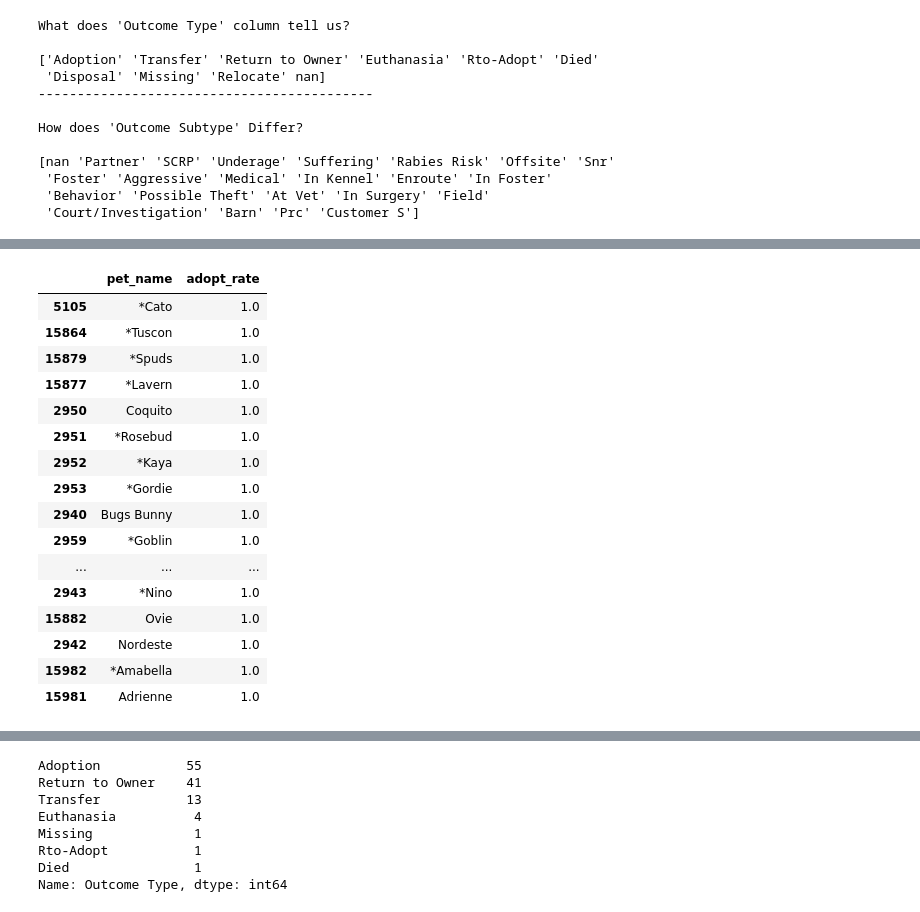
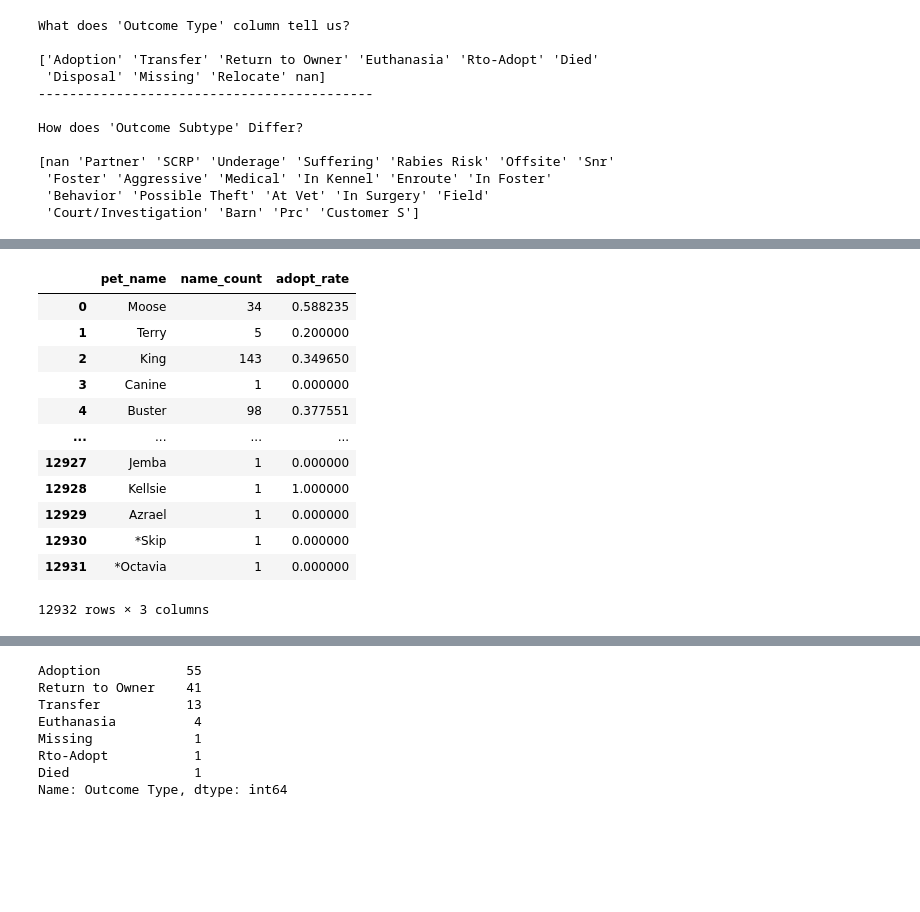
Before and after one commit to Jacqueline-A-Shay/Animal_Shelter, a Jupyter notebook: u.ipynb, the cells around one changed output, grey strips where cells are left out. Saved outputs shown, nothing was run; the diff lists cells and outputs as text; code cells hidden in the pictures; blank space fills up the shorter version.

Commit message:
almost done processing data & name exploration

```diff
--- a/u.ipynb
+++ b/u.ipynb
@@ -5,7 +5,7 @@ import matplotlib.pyplot as plt
 import seaborn as sns
 import prepare
 # %%
-pd.set_option('display.max_rows', 111753)
+#pd.set_option('display.max_rows', 111753)
 # %% [markdown]
 # Data Acquisition
 # %%
@@ -81,0 +109,6 @@ How does 'Outcome Subtype' Differ?
+# %%
+# this subsetting contain all info in 'Name'
+# so we could explore the relationship between name and adoption within same species
+
+cat = df[df['Animal Type'] == 'Cat']
+dog = df[df['Animal Type'] == 'Dog']
@@ -82,20 +154,22 @@ How does 'Outcome Subtype' Differ?
 # %%
-def name_adopt_relationship():
+def name_adopt_relationship(data):
     # get unique names
-    name_list = df.Name.dropna().unique()
+    name_list = data.Name.dropna().unique()
     # convert ndarray to list for iteration
     name_list = list(name_list)
-    # create empty list to store name (after iteration) & adoption rate
+    # create empty lists to hold calculated data
     name = []
     adopt_rate = []
+    count = []
+    dict = {}
     for n in name_list:
-        if len(df.Name) > 20:
-            # store name into list
-            name.append(n)
-            # calculate adoption rate for each name
-            # divide by all outcomes attached with that particular name
-            rate = len(df[(df.Name == n) & (df["Outcome Type"] == "Adoption")]) / len(df[df.Name == n])
-            # store name into rate
-            adopt_rate.append(rate)
-    # return the calculated info as a new df
-    return pd.DataFrame({'pet_name': name, 'adopt_rate':adopt_rate})
+        # store name into list
+        name.append(n)
+        # calculate adoption rate for each name
+        # divide by all outcomes attached with that particular name
+        rate = len(data[(data.Name == n) & (data["Outcome Type"] == "Adoption")]) / len(data[data.Name == n])
+        # store name into rate
+        adopt_rate.append(rate)
+        count.append(len(data[data.Name == n]))
+    dict = {'pet_name': name, 'name_count': count, 'adopt_rate': adopt_rate}
+    return pd.DataFrame(dict)
@@ -106,21 +205,17 @@ result = result.sort_values('adopt_rate', ascending = False)
-# %%
-# top30 names
-result.iloc[0:30]
-# %% [output]
-|  | pet_name | adopt_rate |
-| 5105 | *Cato | 1.0 |
-| 15864 | *Tuscon | 1.0 |
-| 15879 | *Spuds | 1.0 |
-| 15877 | *Lavern | 1.0 |
-| 2950 | Coquito | 1.0 |
-| 2951 | *Rosebud | 1.0 |
-| 2952 | *Kaya | 1.0 |
-| 2953 | *Gordie | 1.0 |
-| 2940 | Bugs Bunny | 1.0 |
-| 2959 | *Goblin | 1.0 |
-| ... | ... | ... |
-| 2943 | *Nino | 1.0 |
-| 15882 | Ovie | 1.0 |
-| 2942 | Nordeste | 1.0 |
-| 15982 | *Amabella | 1.0 |
-| 15981 | Adrienne | 1.0 |
+# %%
+dog_result = name_adopt_relationship(dog)
+dog_result
+# %% [output]
+|  | pet_name | name_count | adopt_rate |
+| 0 | Moose | 34 | 0.588235 |
+| 1 | Terry | 5 | 0.200000 |
+| 2 | King | 143 | 0.349650 |
+| 3 | Canine | 1 | 0.000000 |
+| 4 | Buster | 98 | 0.377551 |
+| ... | ... | ... | ... |
+| 12927 | Jemba | 1 | 0.000000 |
+| 12928 | Kellsie | 1 | 1.000000 |
+| 12929 | Azrael | 1 | 0.000000 |
+| 12930 | *Skip | 1 | 0.000000 |
+| 12931 | *Octavia | 1 | 0.000000 |
+12932 rows × 3 columns
```
Also changed, not shown: parts of 15 cells of this notebook, 1 other file.
